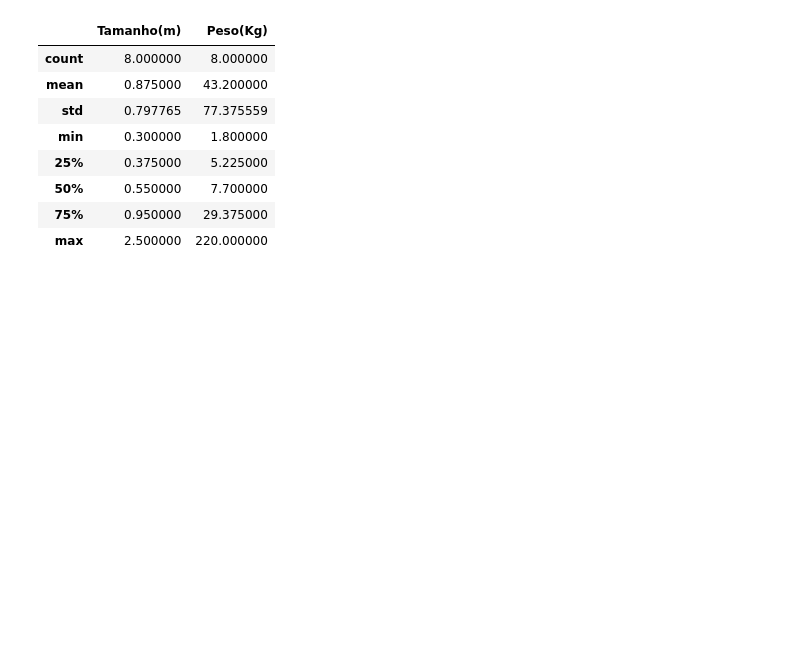
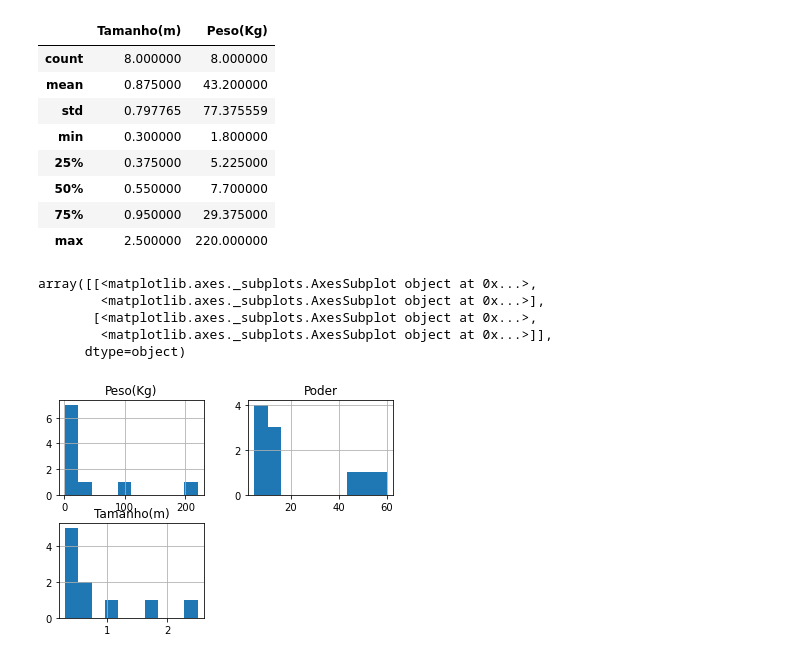
Before and after one commit to jjeanjacques10/reactor-python-datascience, a Jupyter notebook: Parte 3 - Data Science.ipynb, the cells around one changed output. Drawn from its saved outputs; the diff is of its cells as text; code cells hidden in the pictures; blank space fills up the shorter version.

```diff
--- a/Parte 3 - Data Science.ipynb
+++ b/Parte 3 - Data Science.ipynb
@@ -73,3 +83,12 @@ pokemons.describe()
 | 50% | 0.550000 | 7.700000 |
 | 75% | 0.950000 | 29.375000 |
 | max | 2.500000 | 220.000000 |
+# %%
+pokemons.hist()
+# %% [output]
+array([[<matplotlib.axes._subplots.AxesSubplot object at 0x...>,
+        <matplotlib.axes._subplots.AxesSubplot object at 0x...>],
+       [<matplotlib.axes._subplots.AxesSubplot object at 0x...>,
+        <matplotlib.axes._subplots.AxesSubplot object at 0x...>]],
+      dtype=object)
+[figure, added]
```
Also changed, not shown: parts of 20 cells of this notebook, 3 other files.
